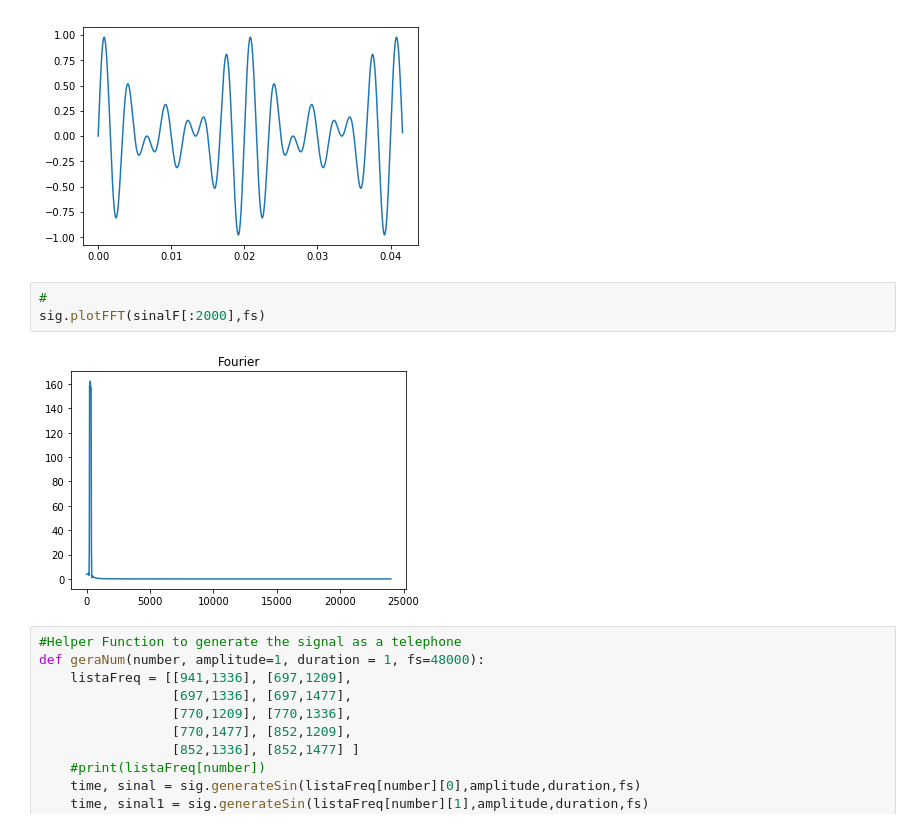
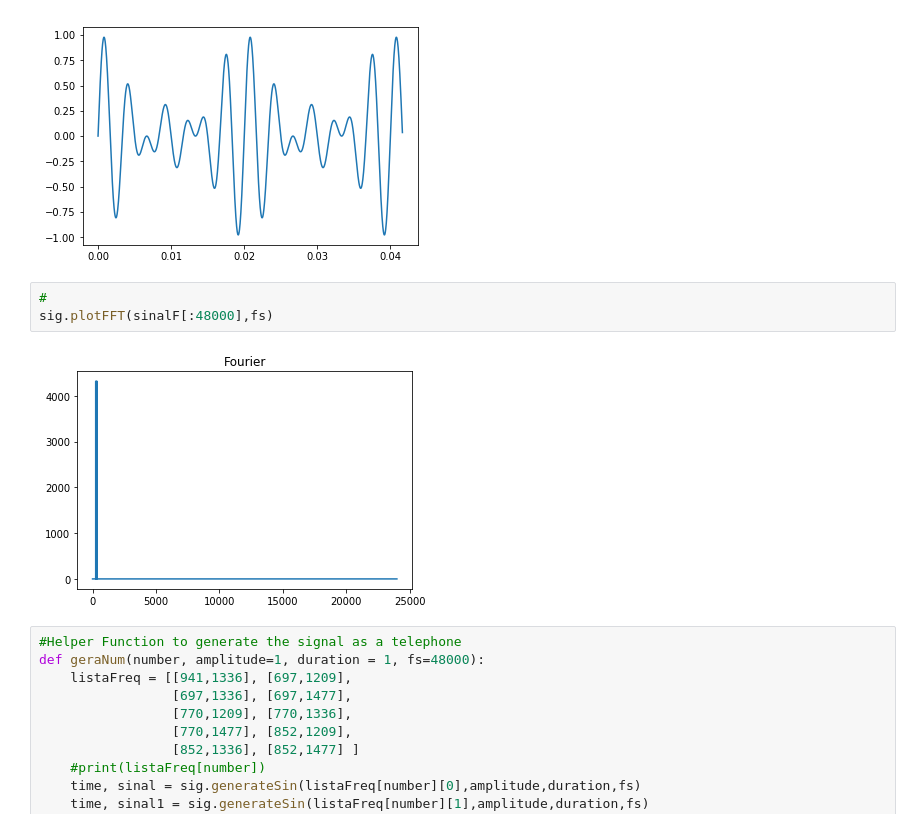
Before and after one commit to wesleygas/urban-piriquito, a Jupyter notebook: testeMaximo.ipynb, the cells around one changed output. Saved outputs shown, nothing was run; the diff lists cells and outputs as text.

```diff
--- a/testeMaximo.ipynb
+++ b/testeMaximo.ipynb
@@ -30,9 +30,9 @@ plt.show()
 [figure]
 # %%
 #
-sig.plotFFT(sinalF[:2000],fs)
+sig.plotFFT(sinalF[:48000],fs)
 # %% [output]
-[figure, old version]
+[figure, new version]
 # %%
 #Helper Function to generate the signal as a telephone
 def geraNum(number, amplitude=1, duration = 1, fs=48000):
```
Also changed, not shown: parts of 5 cells of this notebook.
